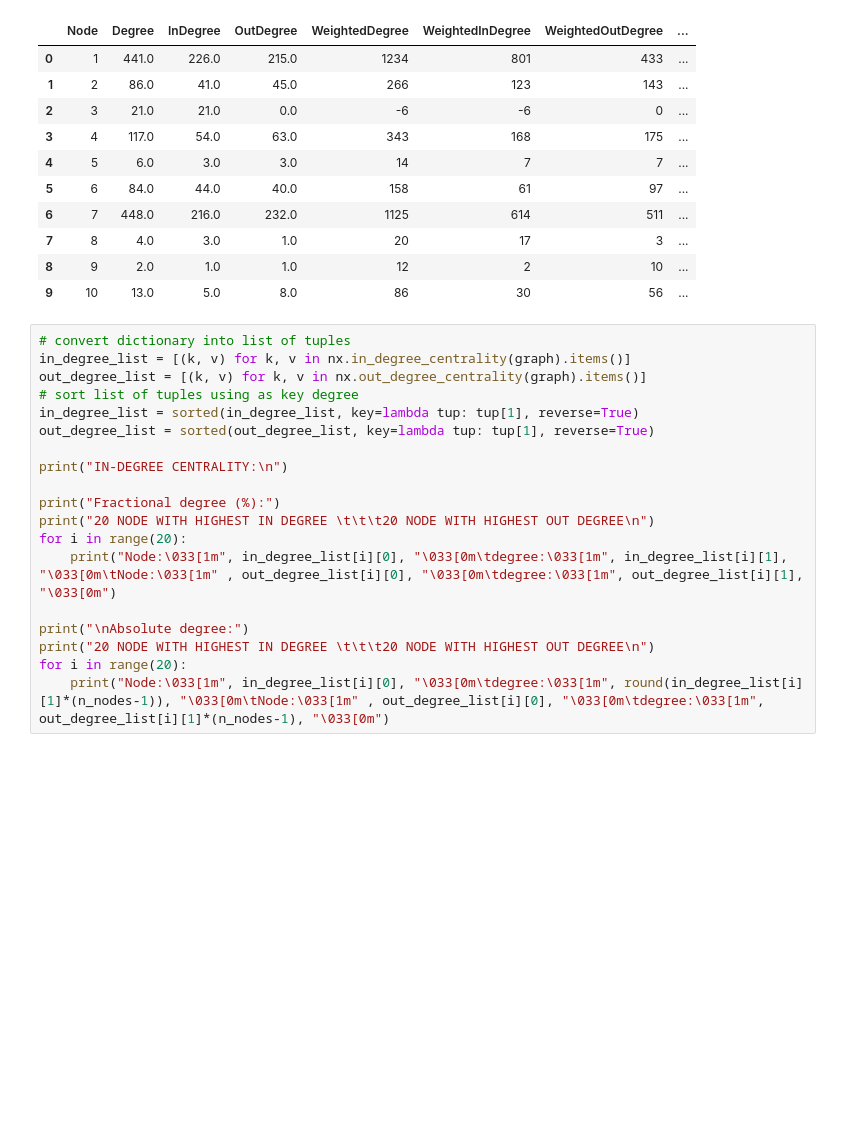
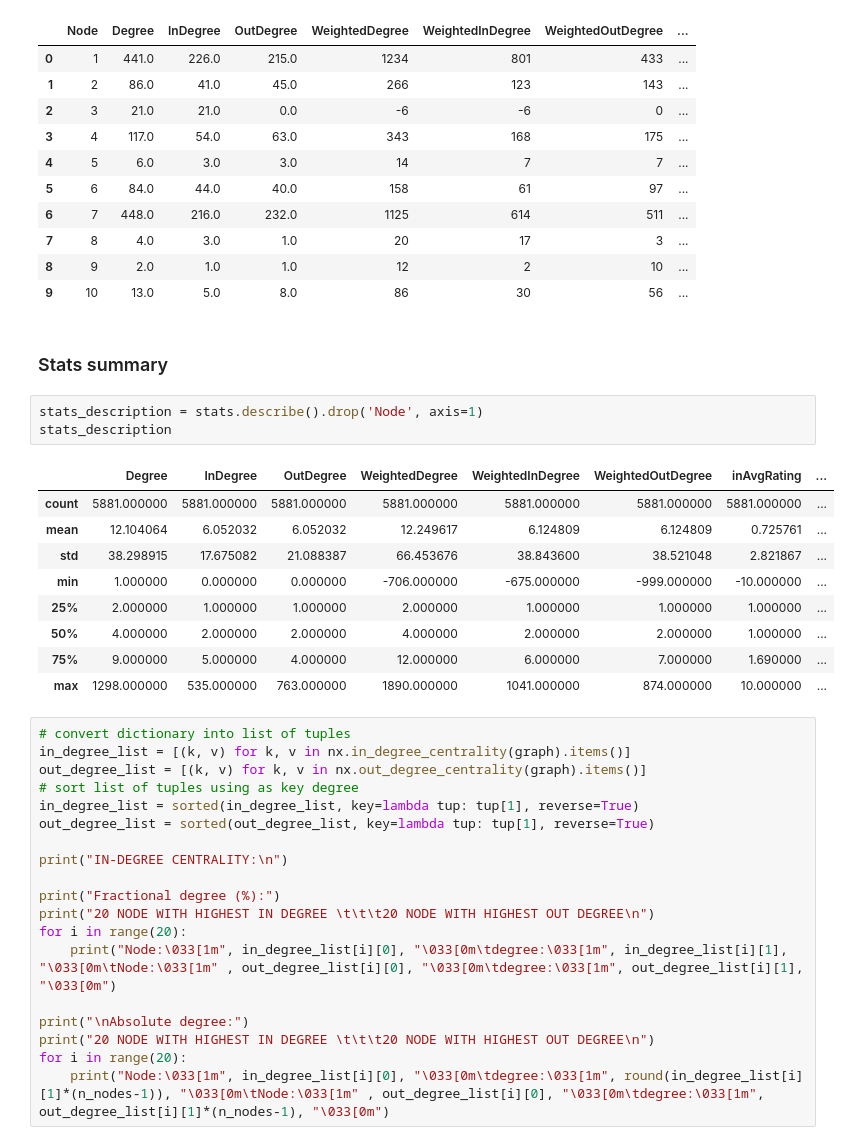
Before and after one commit to LukaszNiewinski/Network-Science, a Jupyter notebook: directed_network.ipynb, the cells around one changed output. Cells and saved outputs as stored; diff of their text form; blank space fills up the shorter version.

Commit message:
Added stats summary

```diff
--- a/directed_network.ipynb
+++ b/directed_network.ipynb
@@ -352,6 +352,21 @@ stats.head(10)
 | 7 | 8 | 4.0 | 3.0 | 1.0 | 20 | 17 | 3 | ... |
 | 8 | 9 | 2.0 | 1.0 | 1.0 | 12 | 2 | 10 | ... |
 | 9 | 10 | 13.0 | 5.0 | 8.0 | 86 | 30 | 56 | ... |
+# %% [markdown]
+### Stats summary
+# %%
+stats_description = stats.describe().drop('Node', axis=1)
+stats_description
+# %% [output]
+|  | Degree | InDegree | OutDegree | WeightedDegree | WeightedInDegree | WeightedOutDegree | inAvgRating | ... |
+| count | 5881.000000 | 5881.000000 | 5881.000000 | 5881.000000 | 5881.000000 | 5881.000000 | 5881.000000 | ... |
+| mean | 12.104064 | 6.052032 | 6.052032 | 12.249617 | 6.124809 | 6.124809 | 0.725761 | ... |
+| std | 38.298915 | 17.675082 | 21.088387 | 66.453676 | 38.843600 | 38.521048 | 2.821867 | ... |
+| min | 1.000000 | 0.000000 | 0.000000 | -706.000000 | -675.000000 | -999.000000 | -10.000000 | ... |
+| 25% | 2.000000 | 1.000000 | 1.000000 | 2.000000 | 1.000000 | 1.000000 | 1.000000 | ... |
+| 50% | 4.000000 | 2.000000 | 2.000000 | 4.000000 | 2.000000 | 2.000000 | 1.000000 | ... |
+| 75% | 9.000000 | 5.000000 | 4.000000 | 12.000000 | 6.000000 | 7.000000 | 1.690000 | ... |
+| max | 1298.000000 | 535.000000 | 763.000000 | 1890.000000 | 1041.000000 | 874.000000 | 10.000000 | ... |
 # %%
 # convert dictionary into list of tuples
 in_degree_list = [(k, v) for k, v in nx.in_degree_centrality(graph).items()]
```
